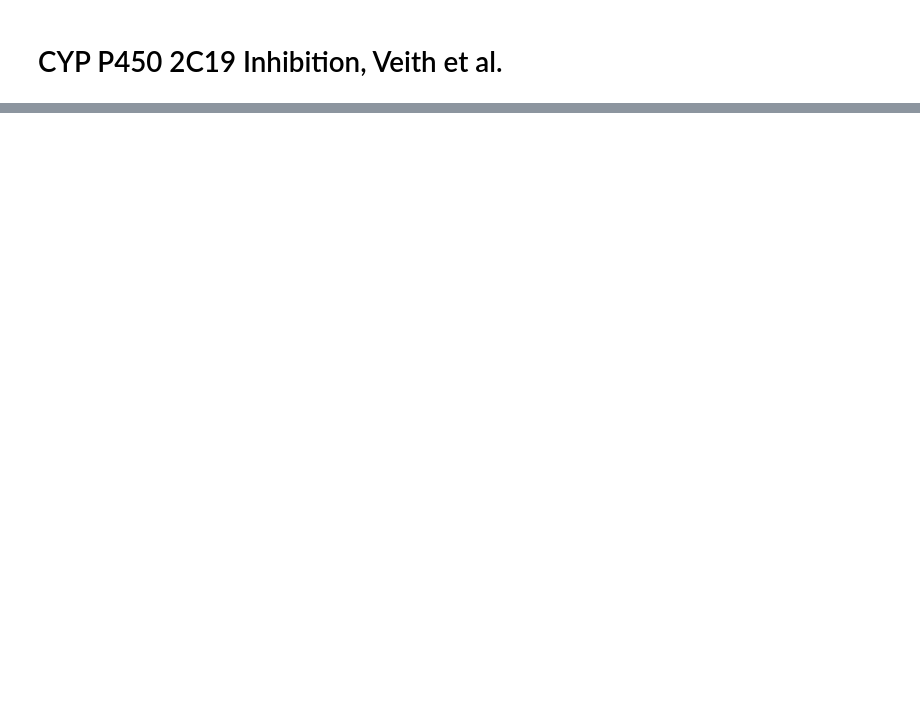
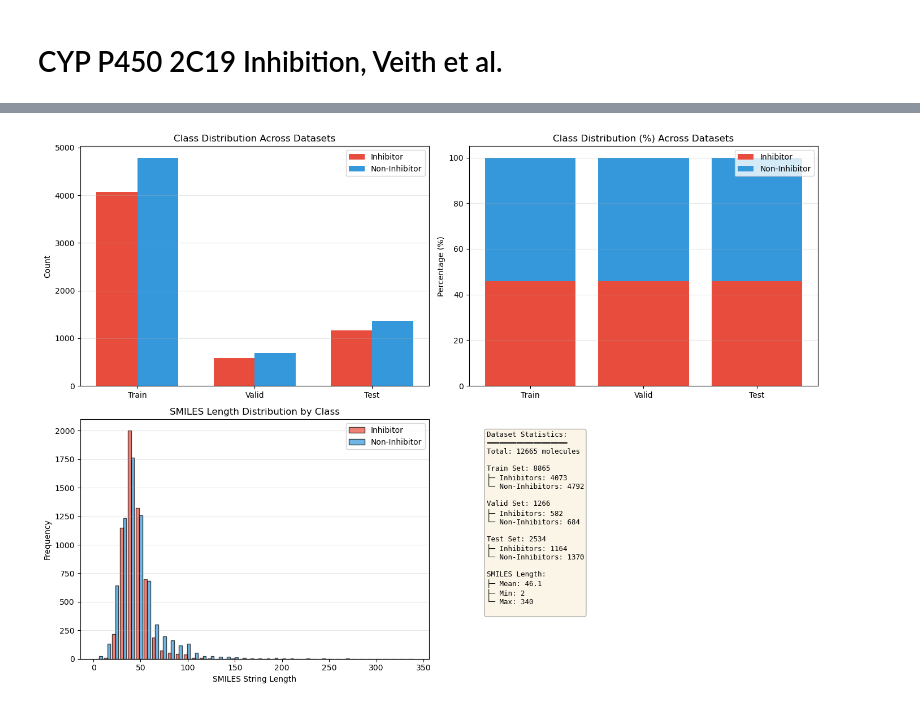
Before and after one commit to ManuCa93/drug_desing_final, a Jupyter notebook: notebook.ipynb, the cells around one changed output, grey strips where cells are left out. Cells and saved outputs as stored; diff of their text form; code cells hidden in the pictures; blank space fills up the shorter version.

```diff
--- a/notebook.ipynb
+++ b/notebook.ipynb
@@ -62,0 +462,95 @@ None
+# %%
+# Class Distribution Analysis
+import matplotlib.pyplot as plt
+import seaborn as sns
+import numpy as np
+from rdkit.Chem import Descriptors
+
+fig, axes = plt.subplots(2, 2, figsize=(14, 10))
+
+# 1. Class distribution across datasets
+datasets = ['Train', 'Valid', 'Test']
+inhibitor_counts = [
+    sum(train_df['Y'] == 1),
+    sum(valid_df['Y'] == 1),
+    sum(test_df['Y'] == 1)
+]
+non_inhibitor_counts = [
+    sum(train_df['Y'] == 0),
+    sum(valid_df['Y'] == 0),
+    sum(test_df['Y'] == 0)
+]
+
+x = np.arange(len(datasets))
+width = 0.35
+axes[0, 0].bar(x - width/2, inhibitor_counts, width, label='Inhibitor', color='#e74c3c')
+axes[0, 0].bar(x + width/2, non_inhibitor_counts, width, label='Non-Inhibitor', color='#3498db')
+axes[0, 0].set_ylabel('Count')
+axes[0, 0].set_title('Class Distribution Across Datasets')
+axes[0, 0].set_xticks(x)
+axes[0, 0].set_xticklabels(datasets)
+axes[0, 0].legend()
+axes[0, 0].grid(axis='y', alpha=0.3)
+
+# 2. Percentage stacked bar
+dataset_sizes = [len(train_df), len(valid_df), len(test_df)]
+percentages_inhibitor = [c / size * 100 for c, size in zip(inhibitor_counts, dataset_sizes)]
+percentages_non = [100 - p for p in percentages_inhibitor]
+
+axes[0, 1].bar(datasets, percentages_inhibitor, label='Inhibitor', color='#e74c3c')
+axes[0, 1].bar(datasets, percentages_non, bottom=percentages_inhibitor,
+               label='Non-Inhibitor', color='#3498db')
+axes[0, 1].set_ylabel('Percentage (%)')
+axes[0, 1].set_title('Class Distribution (%) Across Datasets')
+axes[0, 1].legend()
+axes[0, 1].grid(axis='y', alpha=0.3)
+
+# 3. SMILES length distribution
+df_final['smiles_length'] = df_final['Drug'].apply(len)
+
+axes[1, 0].hist([df_final[df_final['Y']==1]['smiles_length'],
+                 df_final[df_final['Y']==0]['smiles_length']],
+                bins=40, label=['Inhibitor', 'Non-Inhibitor'],
+                color=['#e74c3c', '#3498db'], alpha=0.7, edgecolor='black')
+axes[1, 0].set_xlabel('SMILES String Length')
+axes[1, 0].set_ylabel('Frequency')
+axes[1, 0].set_title('SMILES Length Distribution by Class')
+axes[1, 0].legend()
+axes[1, 0].grid(alpha=0.3, axis='y')
+
+# 4. Statistics summary
+stats_text = f"""Dataset Statistics:
+━━━━━━━━━━━━━━━━━━━
+Total: {len(df_final)} molecules
+
+Train Set: {len(train_df)}
+├─ Inhibitors: {sum(train_df['Y']==1)}
+└─ Non-Inhibitors: {sum(train_df['Y']==0)}
+
+Valid Set: {len(valid_df)}
+├─ Inhibitors: {sum(valid_df['Y']==1)}
+└─ Non-Inhibitors: {sum(valid_df['Y']==0)}
+
+Test Set: {len(test_df)}
+├─ Inhibitors: {sum(test_df['Y']==1)}
+└─ Non-Inhibitors: {sum(test_df['Y']==0)}
+
+SMILES Length:
+├─ Mean: {df_final['smiles_length'].mean():.1f}
+├─ Min: {df_final['smiles_length'].min()}
+└─ Max: {df_final['smiles_length'].max()}
+"""
+axes[1, 1].text(0.05, 0.95, stats_text, transform=axes[1, 1].transAxes,
+                fontfamily='monospace', fontsize=9, verticalalignment='top',
+                bbox=dict(boxstyle='round', facecolor='wheat', alpha=0.3))
+axes[1, 1].axis('off')
+
+plt.tight_layout()
+plt.show()
+
+print("=== EDA Summary ===")
+print(f"Inhibitors: {sum(df_final['Y']==1)} ({100*sum(df_final['Y']==1)/len(df_final):.1f}%)")
+print(f"Non-Inhibitors: {sum(df_final['Y']==0)} ({100*sum(df_final['Y']==0)/len(df_final):.1f}%)")
+print(f"SMILES Length - Mean: {df_final['smiles_length'].mean():.1f}, Std: {df_final['smiles_length'].std():.1f}")
+# %% [output]
+[figure, added]
```
Also changed, not shown: parts of 11 cells of this notebook.
